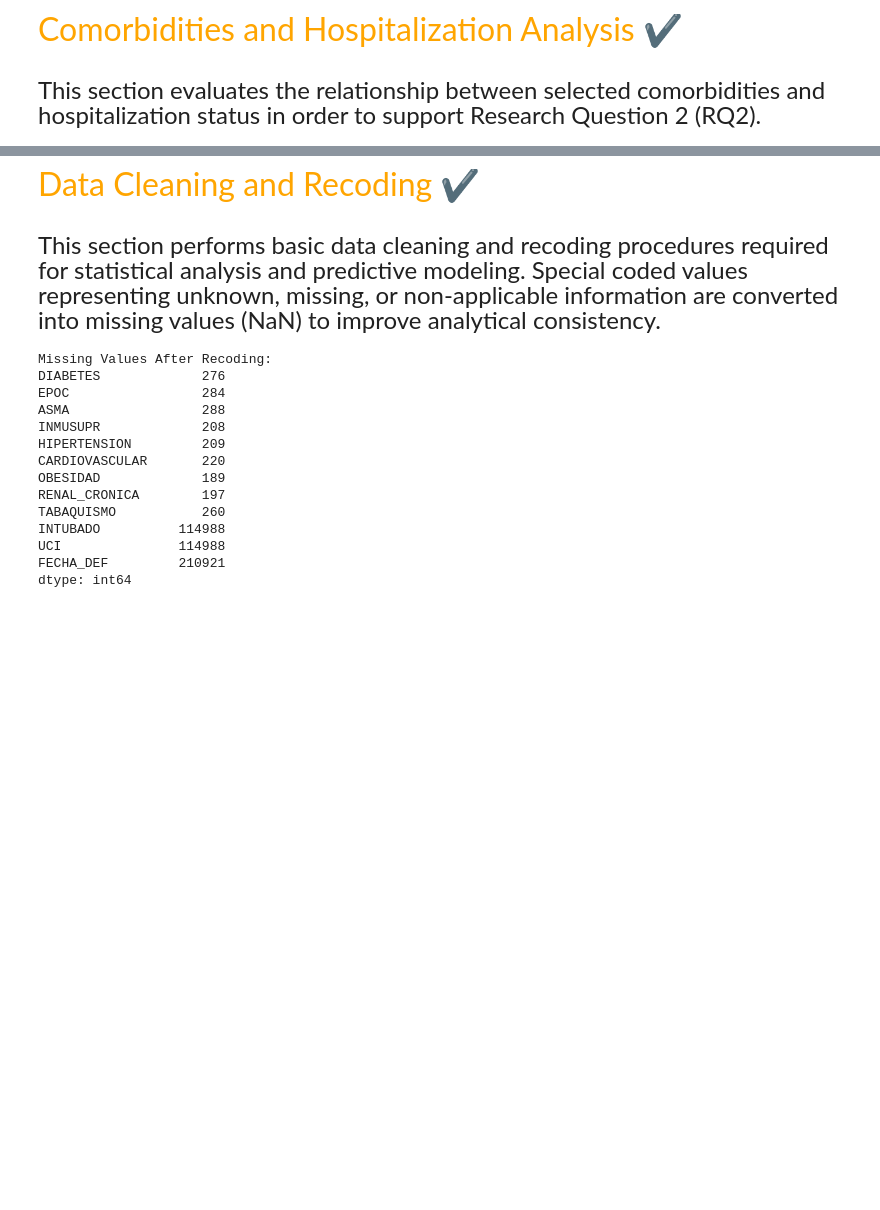
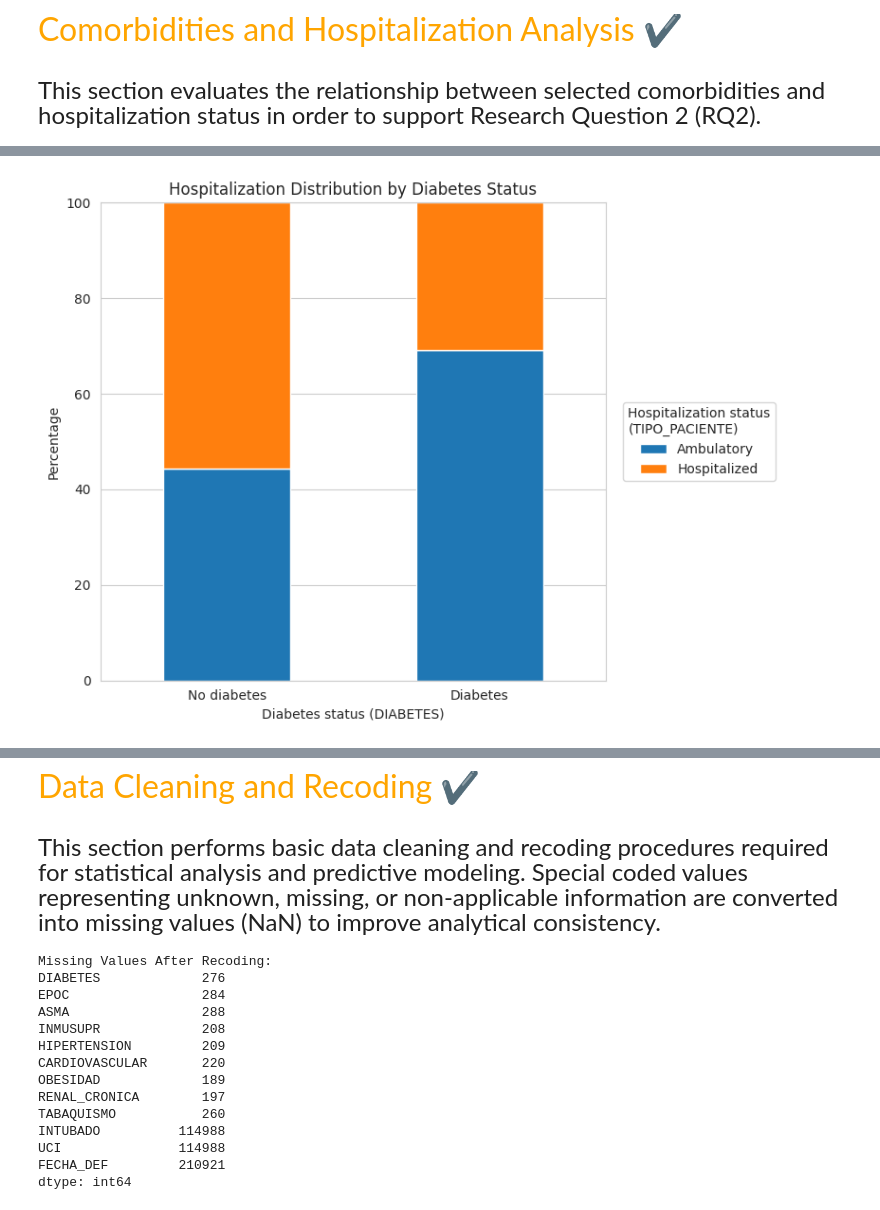
Before and after one commit to vmhernannunity/interpretable-machine-learning-hospitalization-risk-mexico, a Jupyter notebook: hospitalization_risk_stratification_mexico_respiratory_surveillance.ipynb, the cells around one changed output, grey strips where cells are left out. Drawn from its saved outputs; the diff is of its cells as text; code cells hidden in the pictures; blank space fills up the shorter version.

```diff
--- a/hospitalization_risk_stratification_mexico_respiratory_surveillance.ipynb
+++ b/hospitalization_risk_stratification_mexico_respiratory_surveillance.ipynb
@@ -423 +318,74 @@ Limpié 97, 98, 99 antes de hacer el análisis de comorbilidades.
+# %%
+# Define comorbidity variables for analysis ✔
+comorbidities = [
+    "DIABETES",
+    "HIPERTENSION",
+    "OBESIDAD",
+    "EPOC"
+]
+
+# Create hospitalization percentage plot for diabetes after excluding special codes
+diabetes_plot = pd.crosstab(
+    eda_comorbidity_df["DIABETES"],
+    eda_comorbidity_df["TIPO_PACIENTE"],
+    normalize="index"
+) * 100
+
+# Rename diabetes categories
+# Works whether DIABETES is coded as 0/1 or 1/2
+diabetes_plot = diabetes_plot.rename(index={
+    0: "No diabetes",
+    1: "Diabetes",
+    2: "No diabetes"
+})
+
+# Rename hospitalization categories
+# Works whether TIPO_PACIENTE is coded as 0/1 or 1/2
+diabetes_plot = diabetes_plot.rename(columns={
+    0: "Ambulatory",
+    1: "Hospitalized",
+    2: "Ambulatory"
+})
+
+# Force the correct order on the x-axis
+diabetes_plot = diabetes_plot.loc[["No diabetes", "Diabetes"]]
+
+# Force the correct order in the stacked bars
+diabetes_plot = diabetes_plot[["Ambulatory", "Hospitalized"]]
+
+# Generate stacked bar plot
+ax = diabetes_plot.plot(
+    kind="bar",
+    stacked=True,
+    figsize=(8, 6)
+)
+
+# Add labels and title
+plt.title("Hospitalization Distribution by Diabetes Status")
+plt.xlabel("Diabetes status (DIABETES)")
+plt.ylabel("Percentage")
+plt.ylim(0, 100)
+
+# Keep x labels horizontal
+plt.xticks(rotation=0)
+
+# Improve legend
+plt.legend(
+    title="Hospitalization status\n(TIPO_PACIENTE)",
+    loc="center left",
+    bbox_to_anchor=(1.02, 0.5)
+)
+
+plt.tight_layout()
+
+# Save high-resolution figure
+plt.savefig(
+    "Figure_4_Hospitalization_Distribution_by_Diabetes_Status.png",
+    dpi=300,
+    bbox_inches="tight"
+)
+
+plt.show()
+# %% [output]
+[figure, added]
 # %% [markdown]
```
Also changed, not shown: parts of 15 cells of this notebook.
